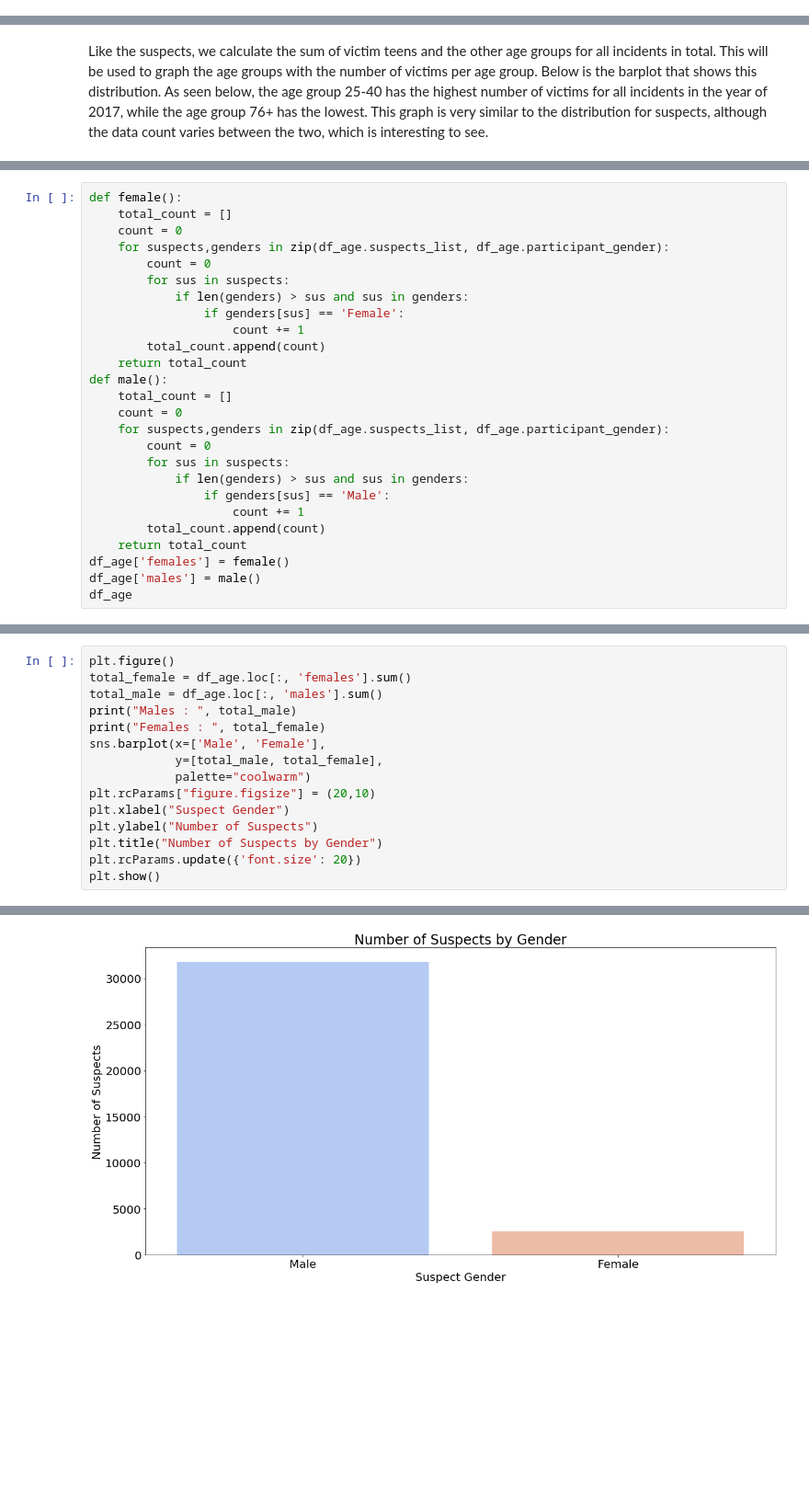
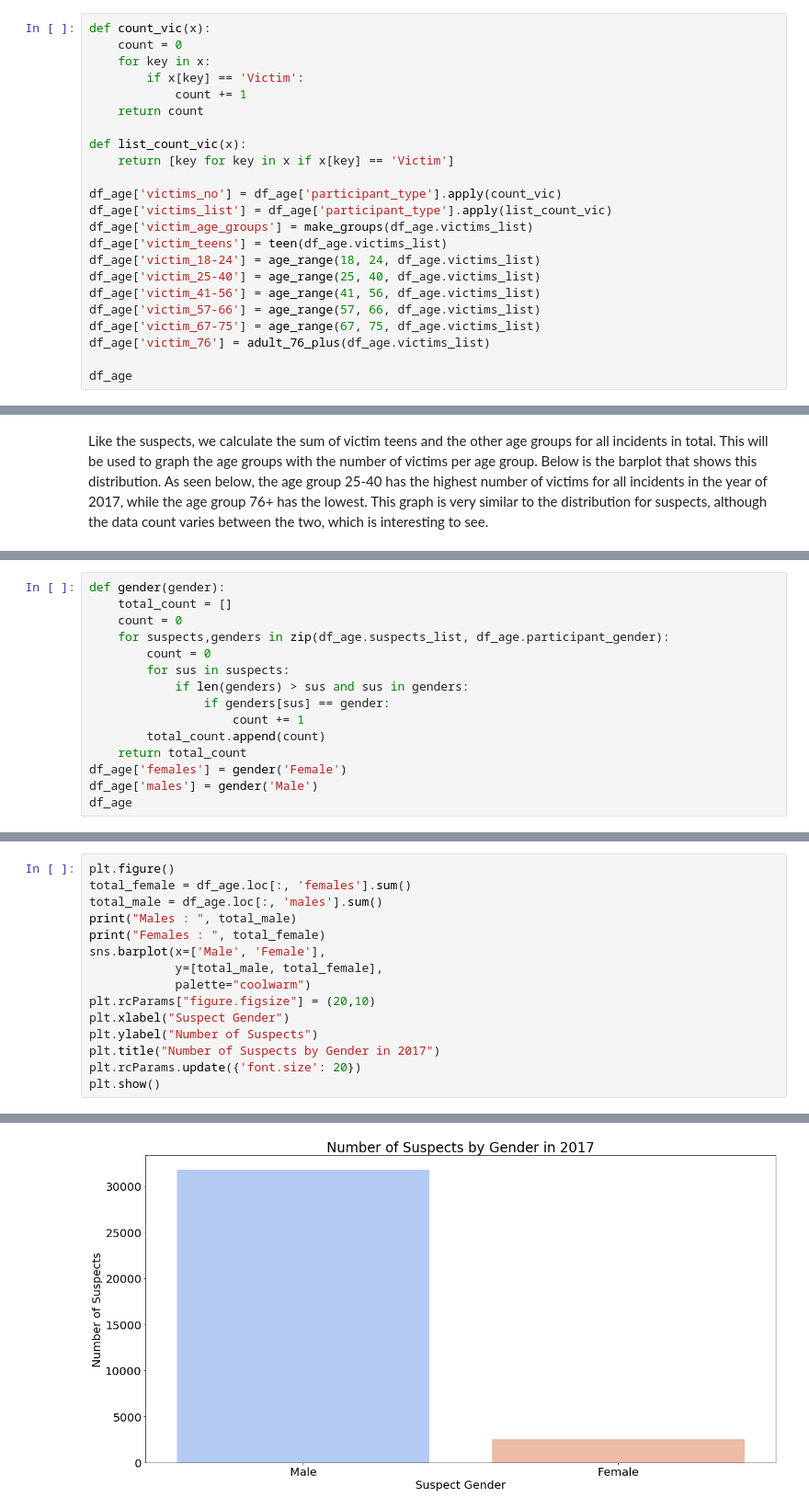
Before and after one commit to nvenkate-cyber/gun_shootings.github.io, a Jupyter notebook: Gun-Violence.ipynb, the cells around one changed output, grey strips where cells are left out. Shown at 92% size. Saved outputs shown, nothing was run; the diff lists cells and outputs as text; blank space fills up the shorter version.

```diff
--- a/Gun-Violence.ipynb
+++ b/Gun-Violence.ipynb
@@ -953,0 +728,23 @@ See the caveats in the documentation: https://pandas.pydata.org/pandas-docs/stab
+# %%
+def count_vic(x):
+    count = 0
+    for key in x:
+        if x[key] == 'Victim':
+            count += 1
+    return count
+
+def list_count_vic(x):
+    return [key for key in x if x[key] == 'Victim']
+
+df_age['victims_no'] = df_age['participant_type'].apply(count_vic)
+df_age['victims_list'] = df_age['participant_type'].apply(list_count_vic)
+df_age['victim_age_groups'] = make_groups(df_age.victims_list)
+df_age['victim_teens'] = teen(df_age.victims_list)
+df_age['victim_18-24'] = age_range(18, 24, df_age.victims_list)
+df_age['victim_25-40'] = age_range(25, 40, df_age.victims_list)
+df_age['victim_41-56'] = age_range(41, 56, df_age.victims_list)
+df_age['victim_57-66'] = age_range(57, 66, df_age.victims_list)
+df_age['victim_67-75'] = age_range(67, 75, df_age.victims_list)
+df_age['victim_76'] = adult_76_plus(df_age.victims_list)
+
+df_age
@@ -995,28 +823,17 @@ Gender analysis of suspects
 # %%
-def female():
+def gender(gender):
     total_count = []
     count = 0
     for suspects,genders in zip(df_age.suspects_list, df_age.participant_gender):
         count = 0
         for sus in suspects:
             if len(genders) > sus and sus in genders:
-                if genders[sus] == 'Female':
+                if genders[sus] == gender:
                     count += 1
         total_count.append(count)
     return total_count
-def male():
-    total_count = []
-    count = 0
-    for suspects,genders in zip(df_age.suspects_list, df_age.participant_gender):
-        count = 0
-        for sus in suspects:
-            if len(genders) > sus and sus in genders:
-                if genders[sus] == 'Male':
-                    count += 1
-        total_count.append(count)
-    return total_count
-df_age['females'] = female()
-df_age['males'] = male()
+df_age['females'] = gender('Female')
+df_age['males'] = gender('Male')
 df_age
 # %% [output]
 A value is trying to be set on a copy of a slice from a DataFrame.
@@ -1045,19 +862,19 @@ See the caveats in the documentation: https://pandas.pydata.org/pandas-docs/stab
 # %%
 plt.figure()
 total_female = df_age.loc[:, 'females'].sum()
 total_male = df_age.loc[:, 'males'].sum()
 print("Males : ", total_male)
 print("Females : ", total_female)
 sns.barplot(x=['Male', 'Female'],
             y=[total_male, total_female],
             palette="coolwarm")
 plt.rcParams["figure.figsize"] = (20,10)
 plt.xlabel("Suspect Gender")
 plt.ylabel("Number of Suspects")
-plt.title("Number of Suspects by Gender")
+plt.title("Number of Suspects by Gender in 2017")
 plt.rcParams.update({'font.size': 20})
 plt.show()
 # %% [output]
 Males :  31744
 Females :  2565
-[figure, old version]
+[figure, new version]
```
Also changed, not shown: parts of 34 cells of this notebook.
